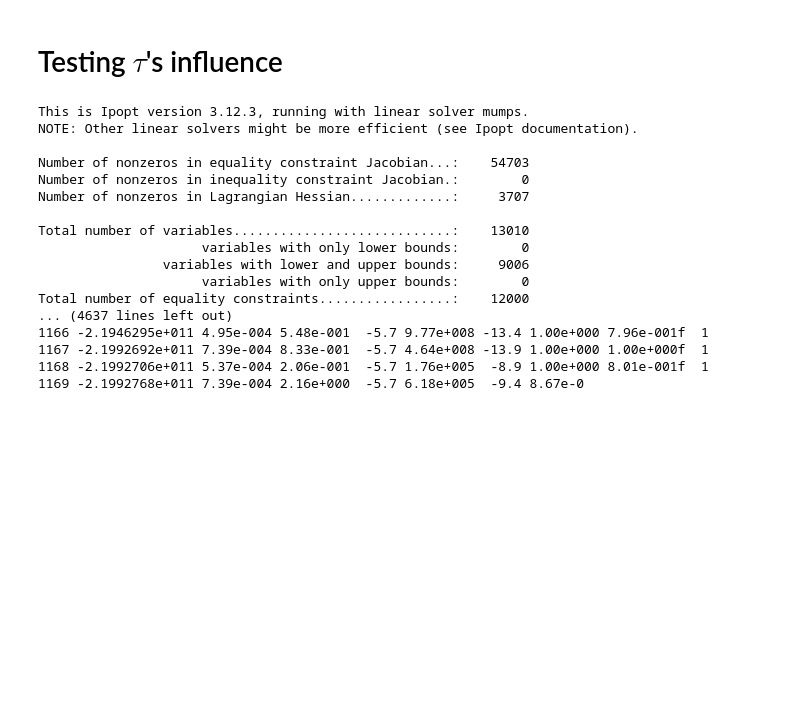
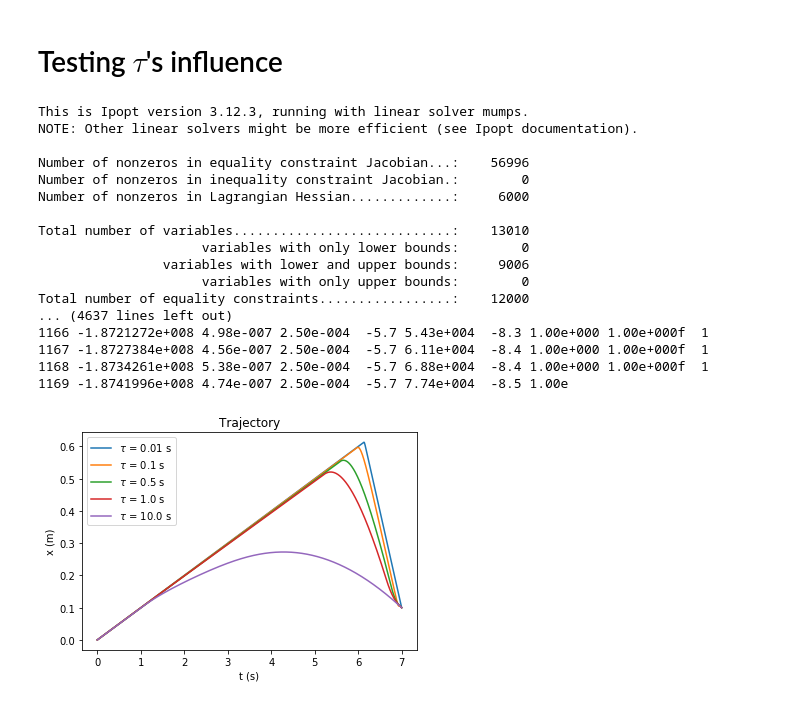
Before and after one commit to remy13127/rat_optimization, a Jupyter notebook: Keller_model.ipynb, the cells around one changed output. Drawn from its saved outputs; the diff is of its cells as text; code cells hidden in the pictures; blank space fills up the shorter version.

```diff
--- a/Keller_model.ipynb
+++ b/Keller_model.ipynb
@@ -454,41 +456,43 @@ kxpenalty=100  # steepness of penalty cost (the higher the steeper: 100 very ste
 x0 = 0.0     # initial position
 xf = 0.1     # final position
 tf = 7.     # final time (duration of experiment)
 sigma = 1.708
+reward_max=10.0
 
 tau_acc = []
 tau = [0.01,0.1,0.5,1.0,10.0]
 
 for toto in tau:
-    xk,xdotk,tk,acck,tak = optimal_trajectory(tau_res=toto,sigma=sigma,x0=x0,xf=xf,tf=tf,vtapis=vtapis,kxpenalty=kxpenalty)
+    xk,xdotk,tk,acck,tak = optimal_trajectory(tau_res=toto,sigma=sigma,x0=x0,xf=xf,tf=tf,vtapis=vtapis,kxpenalty=kxpenalty,reward_max=reward_max)
     acceleration_profile=acceleration(np.asarray(xdotk),tf)
     max_acc = np.min(acceleration_profile)
     tau_acc.append(max_acc)
     plt.plot(tk,xk,label=r'$\tau$ = '+str(toto)+' s')
 
 plt.legend()
 plt.ylabel('x (m)')
 plt.xlabel('t (s)')
 plt.title('Trajectory')
-plt.savefig('tau_keller.pdf')
+plt.savefig('tau_keller2.pdf')
 # %% [output]
 This is Ipopt version 3.12.3, running with linear solver mumps.
 NOTE: Other linear solvers might be more efficient (see Ipopt documentation).
 
-Number of nonzeros in equality constraint Jacobian...:    54703
+Number of nonzeros in equality constraint Jacobian...:    56996
 Number of nonzeros in inequality constraint Jacobian.:        0
-Number of nonzeros in Lagrangian Hessian.............:     3707
+Number of nonzeros in Lagrangian Hessian.............:     6000
 
 Total number of variables............................:    13010
                      variables with only lower bounds:        0
                 variables with lower and upper bounds:     9006
                      variables with only upper bounds:        0
 Total number of equality constraints.................:    12000
 ... (4637 lines left out)
-1166 -2.1946295e+011 4.95e-004 5.48e-001  -5.7 9.77e+008 -13.4 1.00e+000 7.96e-001f  1
-1167 -2.1992692e+011 7.39e-004 8.33e-001  -5.7 4.64e+008 -13.9 1.00e+000 1.00e+000f  1
-1168 -2.1992706e+011 5.37e-004 2.06e-001  -5.7 1.76e+005  -8.9 1.00e+000 8.01e-001f  1
-1169 -2.1992768e+011 7.39e-004 2.16e+000  -5.7 6.18e+005  -9.4 8.67e-0
+1166 -1.8721272e+008 4.98e-007 2.50e-004  -5.7 5.43e+004  -8.3 1.00e+000 1.00e+000f  1
+1167 -1.8727384e+008 4.56e-007 2.50e-004  -5.7 6.11e+004  -8.4 1.00e+000 1.00e+000f  1
+1168 -1.8734261e+008 5.38e-007 2.50e-004  -5.7 6.88e+004  -8.4 1.00e+000 1.00e+000f  1
+1169 -1.8741996e+008 4.74e-007 2.50e-004  -5.7 7.74e+004  -8.5 1.00e
+[figure, added]
 # %%
 plt.plot(tau,tau_acc)
 plt.xlabel(r'$\tau$ (s)')
```
Also changed, not shown: parts of 4 cells of this notebook.
